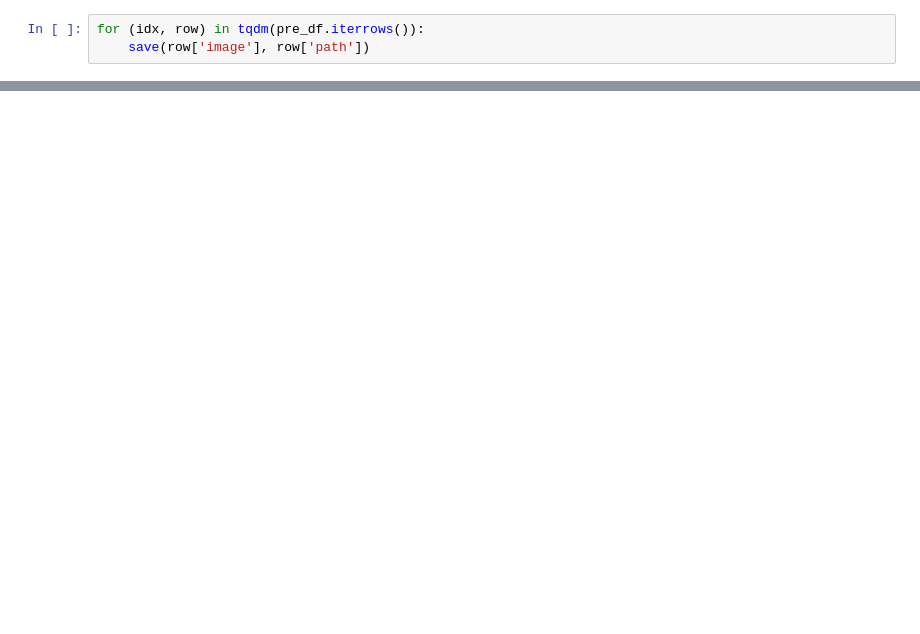
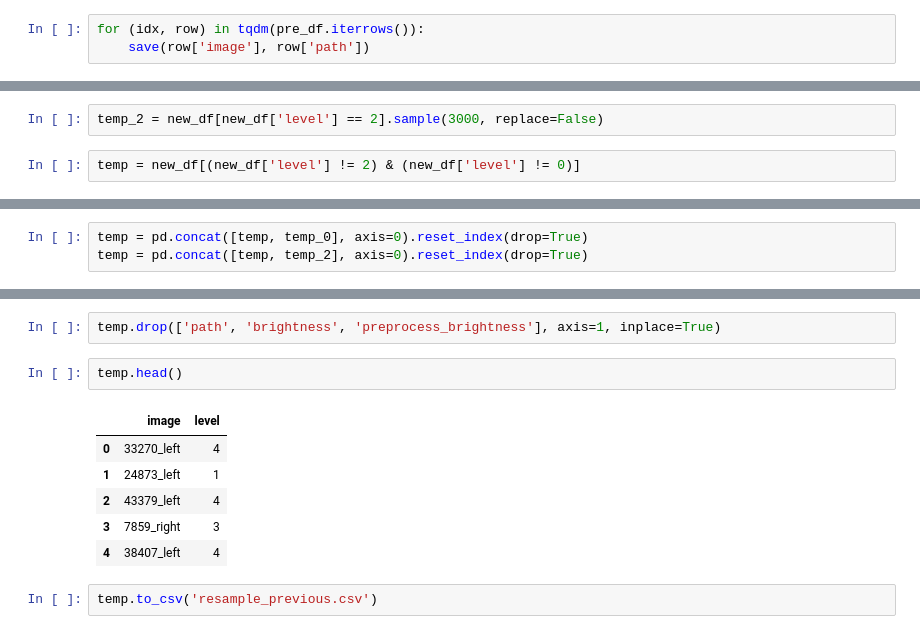
Before and after one commit to ishtos/aptos, a Jupyter notebook: jupyter/preprocess_dataset.ipynb, the cells around one changed output, grey strips where cells are left out. Saved outputs shown, nothing was run; the diff lists cells and outputs as text; blank space fills up the shorter version.

```diff
--- a/jupyter/preprocess_dataset.ipynb
+++ b/jupyter/preprocess_dataset.ipynb
@@ -132,0 +202,4 @@ for (idx, row) in tqdm(pre_df.iterrows()):
+# %%
+temp_2 = new_df[new_df['level'] == 2].sample(3000, replace=False)
+# %%
+temp = new_df[(new_df['level'] != 2) & (new_df['level'] != 0)]
@@ -132,0 +210,3 @@ for (idx, row) in tqdm(pre_df.iterrows()):
+# %%
+temp = pd.concat([temp, temp_0], axis=0).reset_index(drop=True)
+temp = pd.concat([temp, temp_2], axis=0).reset_index(drop=True)
@@ -132,0 +239,13 @@ for (idx, row) in tqdm(pre_df.iterrows()):
+# %%
+temp.drop(['path', 'brightness', 'preprocess_brightness'], axis=1, inplace=True)
+# %%
+temp.head()
+# %% [output]
+|  | image | level |
+| 0 | 33270_left | 4 |
+| 1 | 24873_left | 1 |
+| 2 | 43379_left | 4 |
+| 3 | 7859_right | 3 |
+| 4 | 38407_left | 4 |
+# %%
+temp.to_csv('resample_previous.csv')
```
Also changed, not shown: parts of 20 cells of this notebook, 5 other files.
